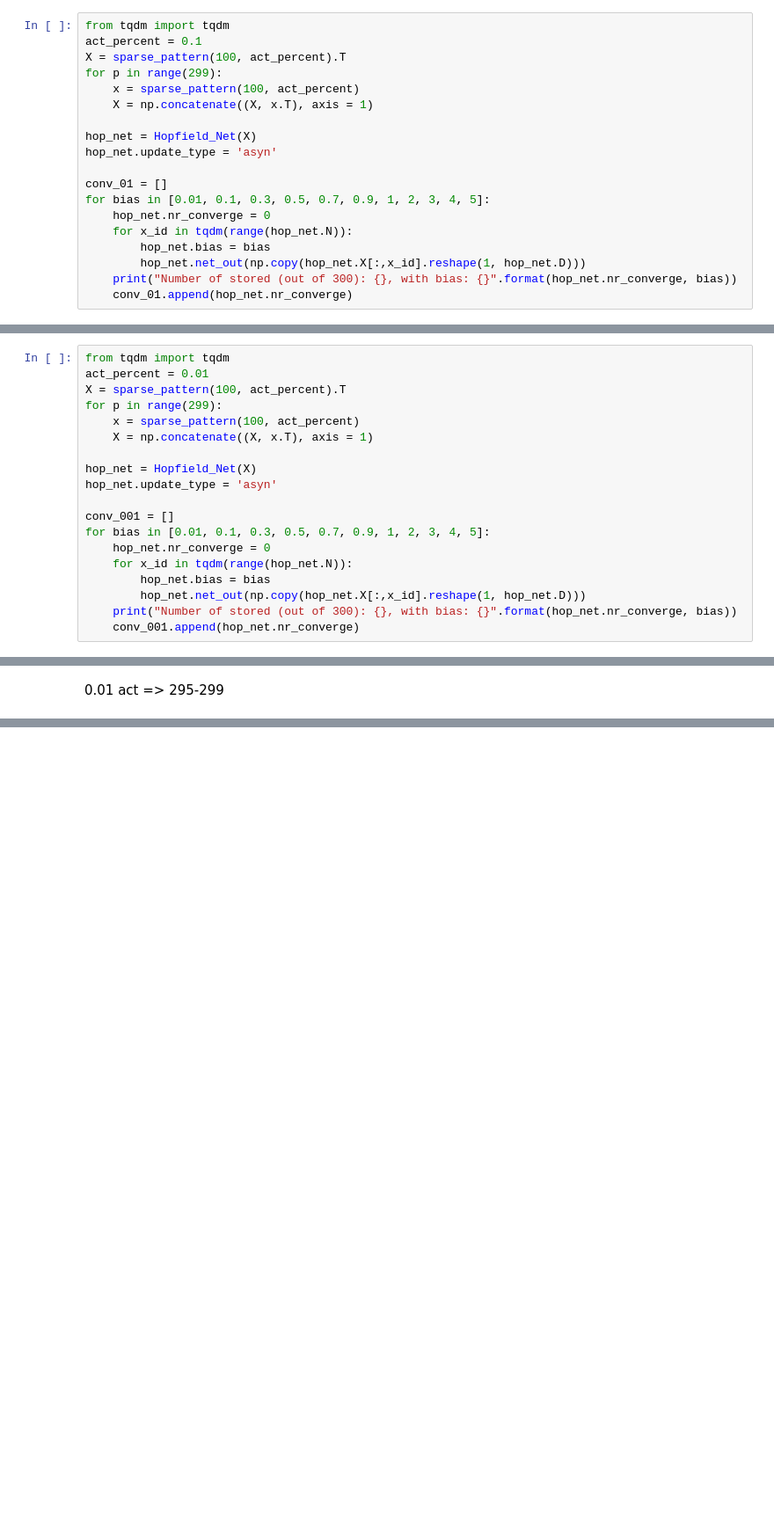
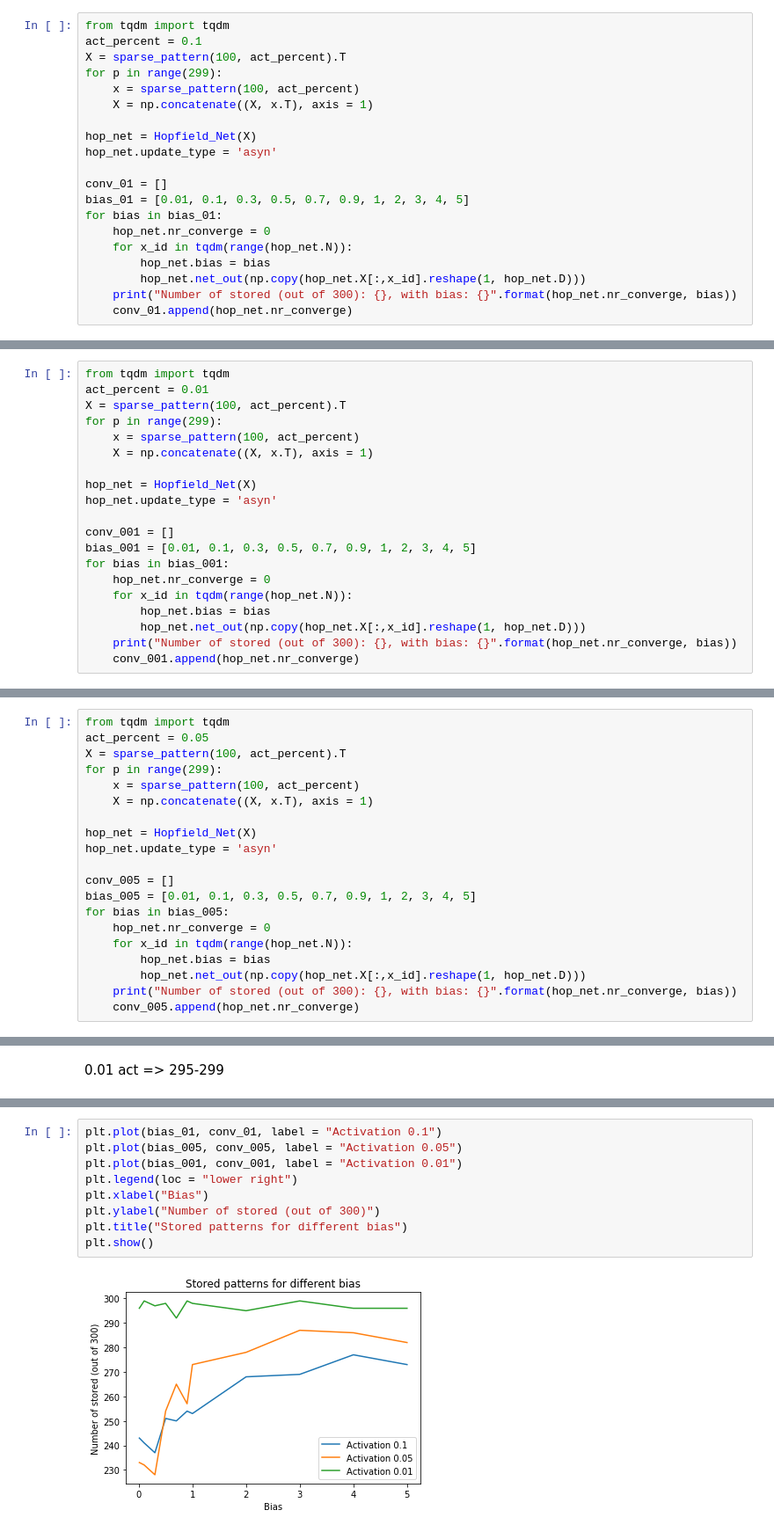
Before and after one commit to mattiasgullstrand/ANN_lab1, a Jupyter notebook: Assignment 3/exercise_3.6.ipynb, the cells around one changed output, grey strips where cells are left out. Shown at 88% size. Cells and saved outputs as stored; diff of their text form; blank space fills up the shorter version.

```diff
--- a/Assignment 3/exercise_3.6.ipynb
+++ b/Assignment 3/exercise_3.6.ipynb
@@ -196,7 +196,8 @@ hop_net = Hopfield_Net(X)
 hop_net.update_type = 'asyn'
 
 conv_01 = []
-for bias in [0.01, 0.1, 0.3, 0.5, 0.7, 0.9, 1, 2, 3, 4, 5]:
+bias_01 = [0.01, 0.1, 0.3, 0.5, 0.7, 0.9, 1, 2, 3, 4, 5]
+for bias in bias_01:
     hop_net.nr_converge = 0
     for x_id in tqdm(range(hop_net.N)):
         hop_net.bias = bias
@@ -233,7 +234,8 @@ hop_net = Hopfield_Net(X)
 hop_net.update_type = 'asyn'
 
 conv_001 = []
-for bias in [0.01, 0.1, 0.3, 0.5, 0.7, 0.9, 1, 2, 3, 4, 5]:
+bias_001 = [0.01, 0.1, 0.3, 0.5, 0.7, 0.9, 1, 2, 3, 4, 5]
+for bias in bias_001:
     hop_net.nr_converge = 0
     for x_id in tqdm(range(hop_net.N)):
         hop_net.bias = bias
@@ -254,0 +257,20 @@ Number of stored (out of 300): 297, with bias: 5
+# %%
+from tqdm import tqdm
+act_percent = 0.05
+X = sparse_pattern(100, act_percent).T
+for p in range(299):
+    x = sparse_pattern(100, act_percent)
+    X = np.concatenate((X, x.T), axis = 1)
+
+hop_net = Hopfield_Net(X)
+hop_net.update_type = 'asyn'
+
+conv_005 = []
+bias_005 = [0.01, 0.1, 0.3, 0.5, 0.7, 0.9, 1, 2, 3, 4, 5]
+for bias in bias_005:
+    hop_net.nr_converge = 0
+    for x_id in tqdm(range(hop_net.N)):
+        hop_net.bias = bias
+        hop_net.net_out(np.copy(hop_net.X[:,x_id].reshape(1, hop_net.D)))
+    print("Number of stored (out of 300): {}, with bias: {}".format(hop_net.nr_converge, bias))
+    conv_005.append(hop_net.nr_converge)
@@ -266,0 +295,11 @@ plt.plot(conv_001)
+# %%
+plt.plot(bias_01, conv_01, label = "Activation 0.1")
+plt.plot(bias_005, conv_005, label = "Activation 0.05")
+plt.plot(bias_001, conv_001, label = "Activation 0.01")
+plt.legend(loc = "lower right")
+plt.xlabel("Bias")
+plt.ylabel("Number of stored (out of 300)")
+plt.title("Stored patterns for different bias")
+plt.show()
+# %% [output]
+[figure, added]
```
Also changed, not shown: parts of 10 cells of this notebook.
